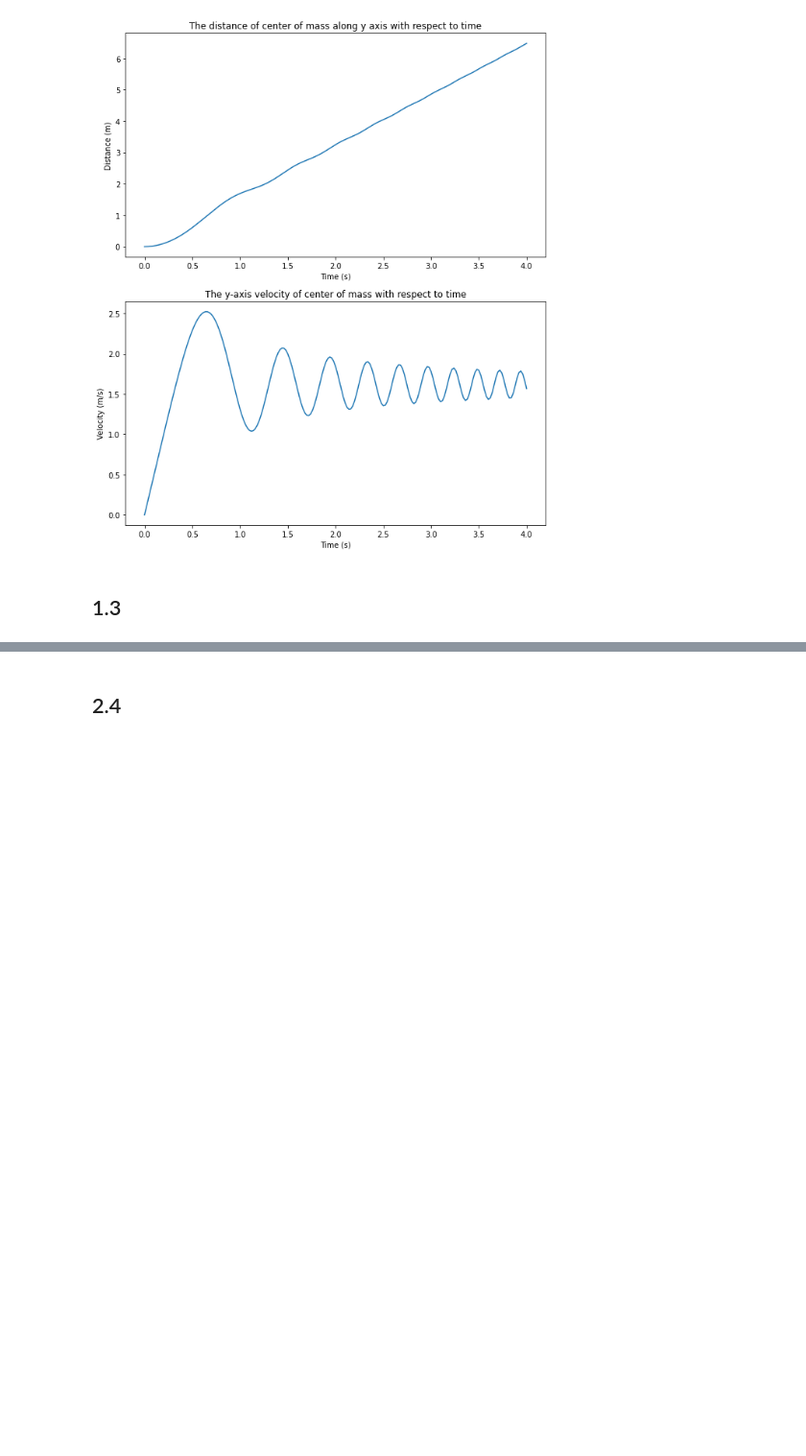
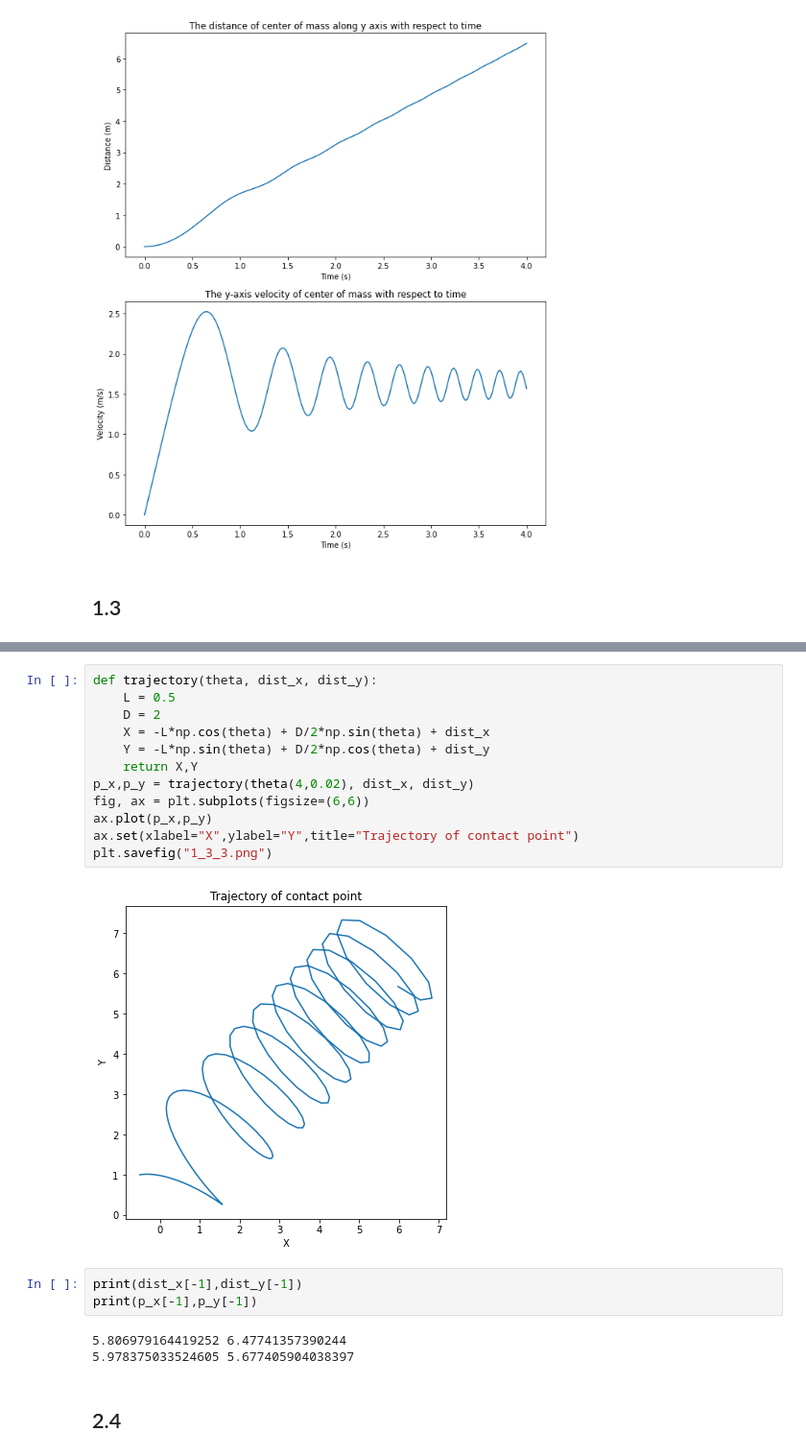
Before and after one commit to alvinzang98/CSE291A_23Win, a Jupyter notebook: HW0/hw0.ipynb, the cells around one changed output, grey strips where cells are left out. Shown: that part at 96% size. Saved outputs shown, nothing was run; the diff lists cells and outputs as text; blank space fills up the shorter version.

```diff
--- a/HW0/hw0.ipynb
+++ b/HW0/hw0.ipynb
@@ -75,3 +102,23 @@ ax.set(xlabel='X (m)', ylabel='Y (m)',title='The trajectory of center of mass')
+# %%
+def trajectory(theta, dist_x, dist_y):
+    L = 0.5
+    D = 2
+    X = -L*np.cos(theta) + D/2*np.sin(theta) + dist_x
+    Y = -L*np.sin(theta) + D/2*np.cos(theta) + dist_y
+    return X,Y
+p_x,p_y = trajectory(theta(4,0.02), dist_x, dist_y)
+fig, ax = plt.subplots(figsize=(6,6))
+ax.plot(p_x,p_y)
+ax.set(xlabel="X",ylabel="Y",title="Trajectory of contact point")
+plt.savefig("1_3_3.png")
+# %% [output]
+[figure, added]
+# %%
+print(dist_x[-1],dist_y[-1])
+print(p_x[-1],p_y[-1])
+# %% [output]
+5.806979164419252 6.47741357390244
+5.978375033524605 5.677405904038397
 # %% [markdown]
 ## 2.4
 # %%
```
Also changed, not shown: parts of 22 cells of this notebook, 12 other files.
